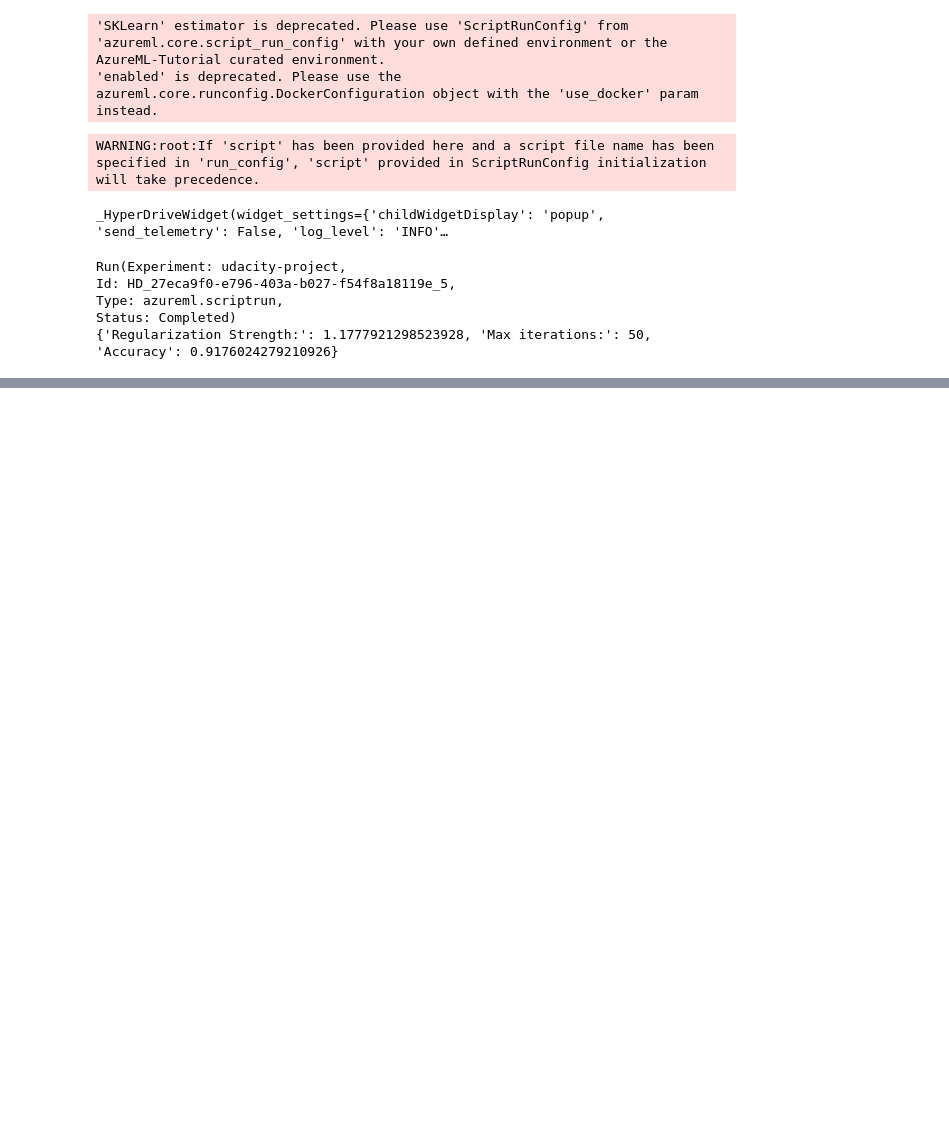
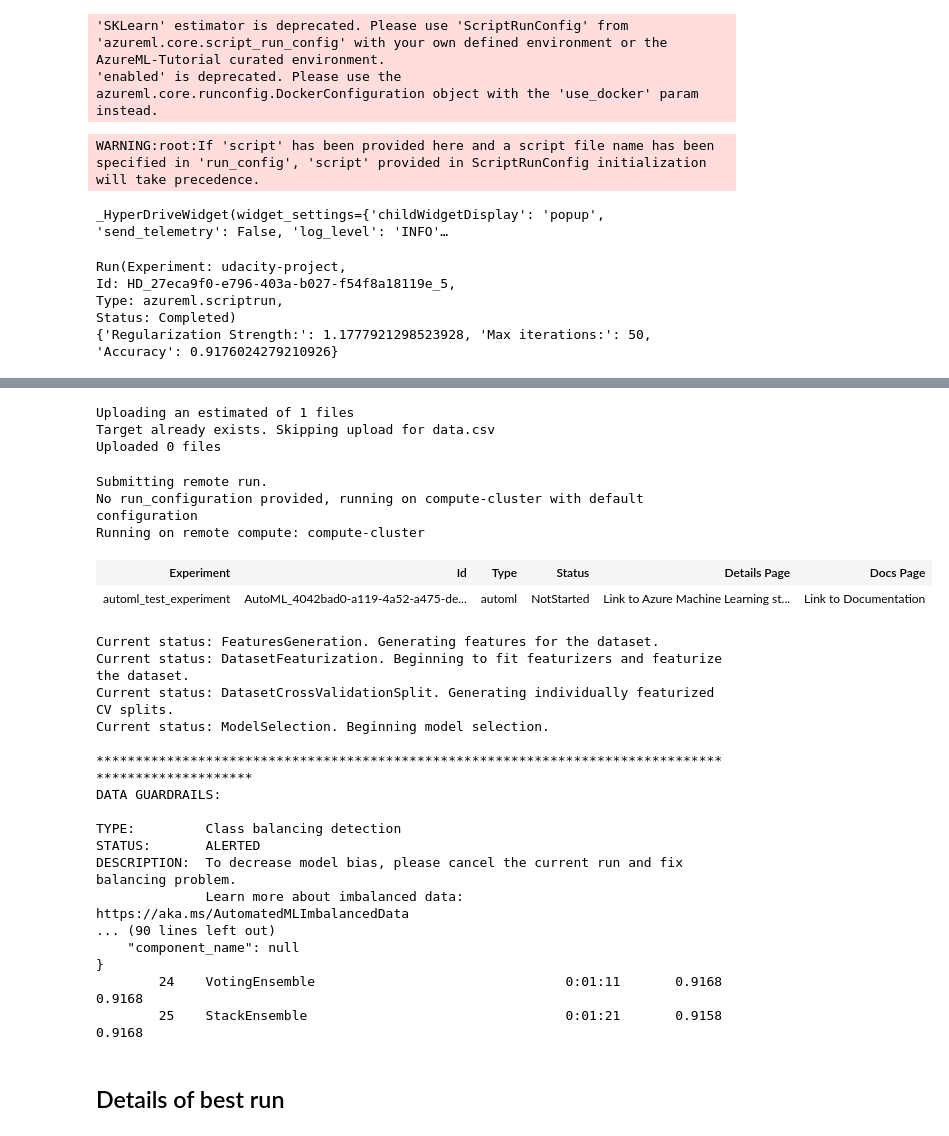
Before and after one commit to JCForszp/Azure-Machine-Learning-Engineer-Optimizing_a_Pipeline_in_Azure, a Jupyter notebook: udacity-project.ipynb, the cells around one changed output, grey strips where cells are left out. Saved outputs shown, nothing was run; the diff lists cells and outputs as text; code cells hidden in the pictures; blank space fills up the shorter version.

```diff
--- a/udacity-project.ipynb
+++ b/udacity-project.ipynb
@@ -127,3 +130,17 @@ data = pd.concat([X,y], axis=1)
+# %%
+# got error:  "message": "Input of type '<class 'pandas.core.frame.DataFrame'>' is not supported. Supported types: [azureml.data.tabular_dataset.TabularDataset]"
+# dataframe needs to be converted back to a tabulardataset object.
+from azureml.data import TabularDataset
+
+data.to_csv('data.csv')
+
+datastore = ws.get_default_datastore()
+datastore.upload_files(['data.csv'])
+TDS_data = TabularDatasetFactory.from_delimited_files([(datastore,'data.csv')])
+# %% [output]
+Uploading an estimated of 1 files
+Target already exists. Skipping upload for data.csv
+Uploaded 0 files
 # %%
 from azureml.train.automl import AutoMLConfig
 
@@ -138,7 +155,7 @@ automl_config = AutoMLConfig(
     experiment_timeout_minutes=30,
     task= 'classification',
     primary_metric= 'accuracy',
-    training_data=data,
+    training_data= TDS_data,
     label_column_name='y',
     n_cross_validations=5,
     compute_target=compute_cluster_target,
@@ -150,3 +163,33 @@ automl_config = AutoMLConfig(
+# %%
+# Submit your automl run
+from azureml.core.experiment import Experiment
+experiment = Experiment(ws, "automl_test_experiment")
+run = experiment.submit(config=automl_config, show_output=True)
+# %% [output]
+Submitting remote run.
+No run_configuration provided, running on compute-cluster with default configuration
+Running on remote compute: compute-cluster
+| Experiment | Id | Type | Status | Details Page | Docs Page |
+| automl_test_experiment | AutoML_4042bad0-a119-4a52-a475-de... | automl | NotStarted | Link to Azure Machine Learning st... | Link to Documentation |
+Current status: FeaturesGeneration. Generating features for the dataset.
+Current status: DatasetFeaturization. Beginning to fit featurizers and featurize the dataset.
+Current status: DatasetCrossValidationSplit. Generating individually featurized CV splits.
+Current status: ModelSelection. Beginning model selection.
+
+****************************************************************************************************
+DATA GUARDRAILS:
+
+TYPE:         Class balancing detection
+STATUS:       ALERTED
+DESCRIPTION:  To decrease model bias, please cancel the current run and fix balancing problem.
+              Learn more about imbalanced data: https://aka.ms/AutomatedMLImbalancedData
+... (90 lines left out)
+    "component_name": null
+}
+        24    VotingEnsemble                                0:01:11       0.9168    0.9168
+        25    StackEnsemble                                 0:01:21       0.9158    0.9168
+# %% [markdown]
+## Details of best run
 # %%
 # Retrieve and save your best automl model.
 
```
Also changed, not shown: parts of 12 cells of this notebook.
